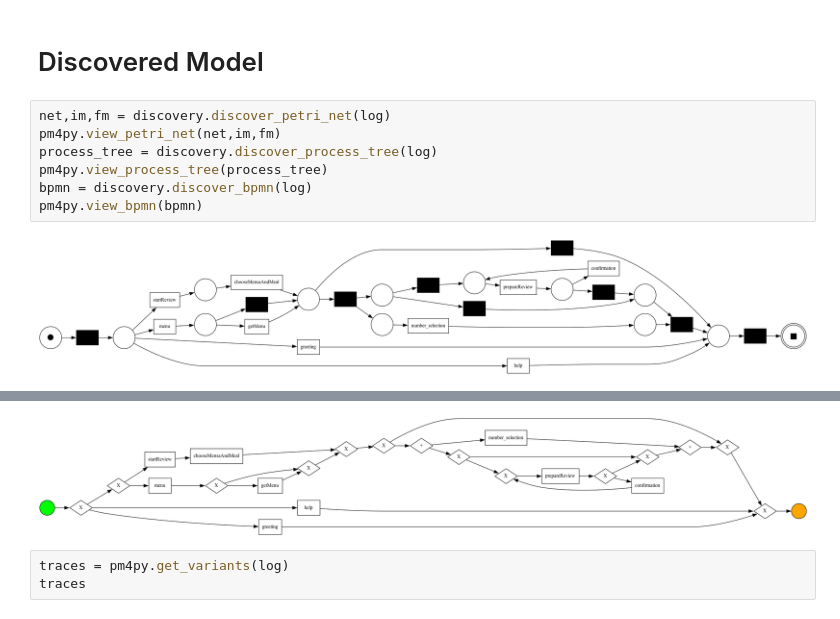
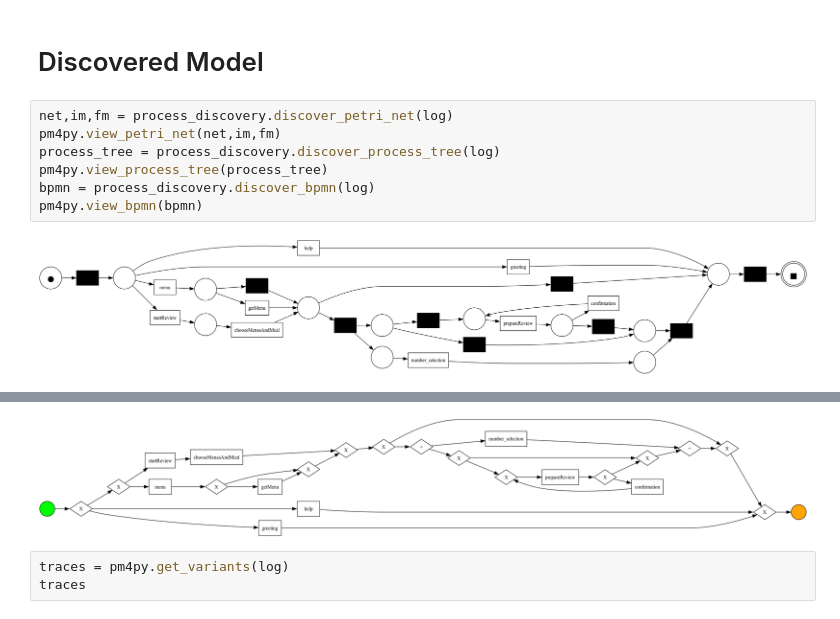
Before and after one commit to rwth-acis/process-mining-for-bots, a Jupyter notebook: visualize.log.ipynb, the cells around one changed output, grey strips where cells are left out. Drawn from its saved outputs; the diff is of its cells as text.

```diff
--- a/visualize.log.ipynb
+++ b/visualize.log.ipynb
@@ -46,14 +37,14 @@ Fetching event log from http://localhost:8087/bot/MensaBot
 # %% [markdown]
 # Discovered Model
 # %%
-net,im,fm = discovery.discover_petri_net(log)
+net,im,fm = process_discovery.discover_petri_net(log)
 pm4py.view_petri_net(net,im,fm)
-process_tree = discovery.discover_process_tree(log)
+process_tree = process_discovery.discover_process_tree(log)
 pm4py.view_process_tree(process_tree)
-bpmn = discovery.discover_bpmn(log)
+bpmn = process_discovery.discover_bpmn(log)
 pm4py.view_bpmn(bpmn)
 # %% [output]
-[figure, old version]
+[figure, new version]
 [figure]
 [figure]
 # %%
```
Also changed, not shown: parts of 6 cells of this notebook.
